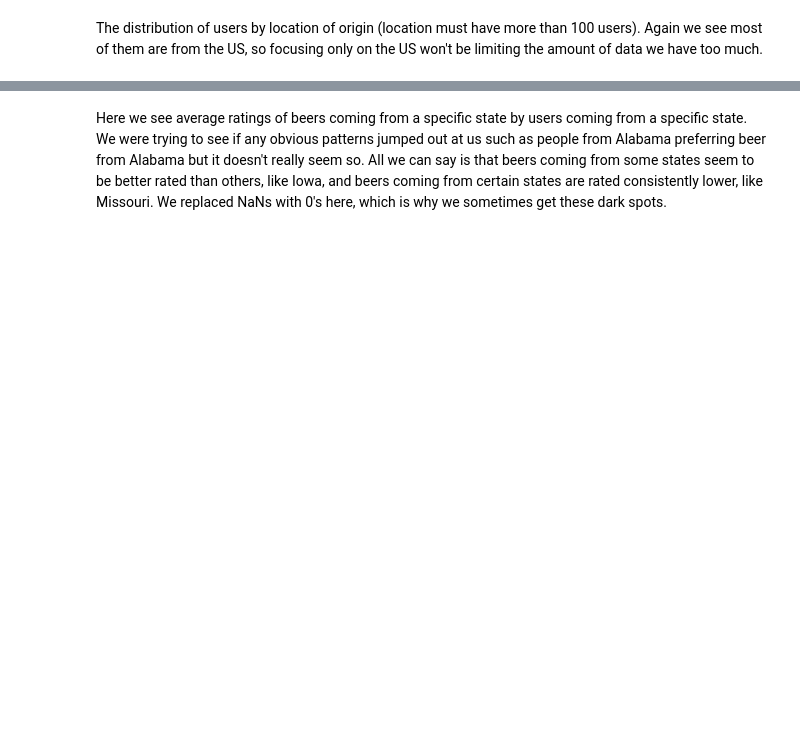
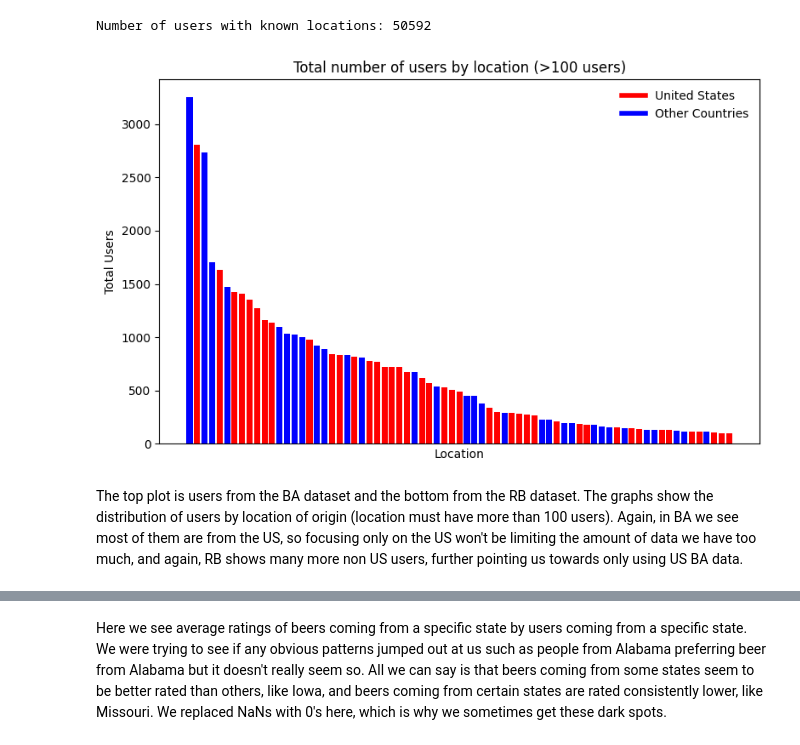
Before and after one commit to epfl-ada/ada-2024-project-x0x0, a Jupyter notebook: results.ipynb, the cells around one changed output, grey strips where cells are left out. Drawn from its saved outputs; the diff is of its cells as text; code cells hidden in the pictures; blank space fills up the shorter version.

```diff
--- a/results.ipynb
+++ b/results.ipynb
@@ -70,5 +62,10 @@ Number of users with known locations: 122425
+# %%
+plot_users(RB_users)
+# %% [output]
+Number of users with known locations: 50592
+[figure, added]
 # %% [markdown]
-The distribution of users by location of origin (location must have more than 100 users). Again we see most of them are from the US, so focusing only on the US won't be limiting the amount of data we have too much.
+The top plot is users from the BA dataset and the bottom from the RB dataset. The graphs show the distribution of users by location of origin (location must have more than 100 users). Again, in BA we see most of them are from the US, so focusing only on the US won't be limiting the amount of data we have too much, and again, RB shows many more non US users, further pointing us towards only using US BA data.
 # %%
 from src.choosingCountries.utils.reviews import plot_reviews
 
```
Also changed, not shown: parts of 47 cells of this notebook, 9 other files.
